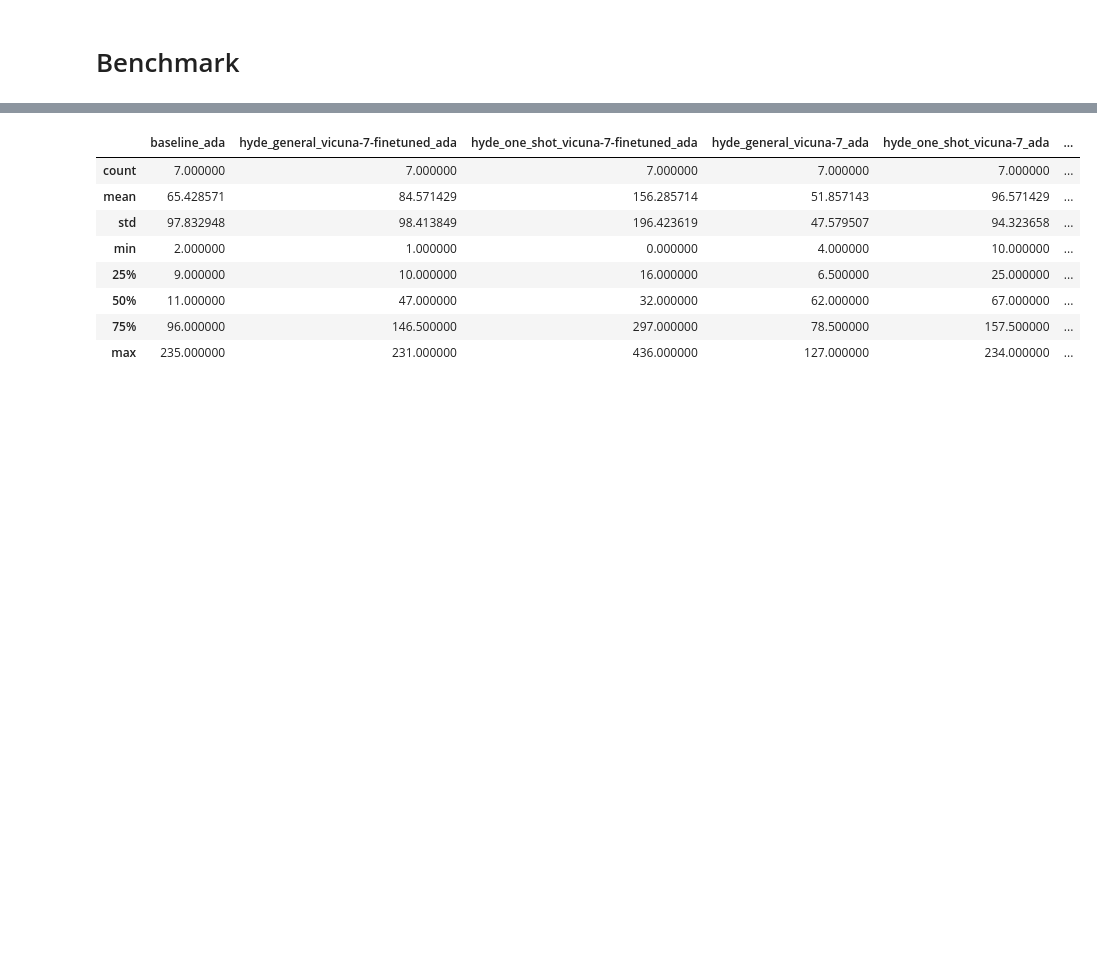
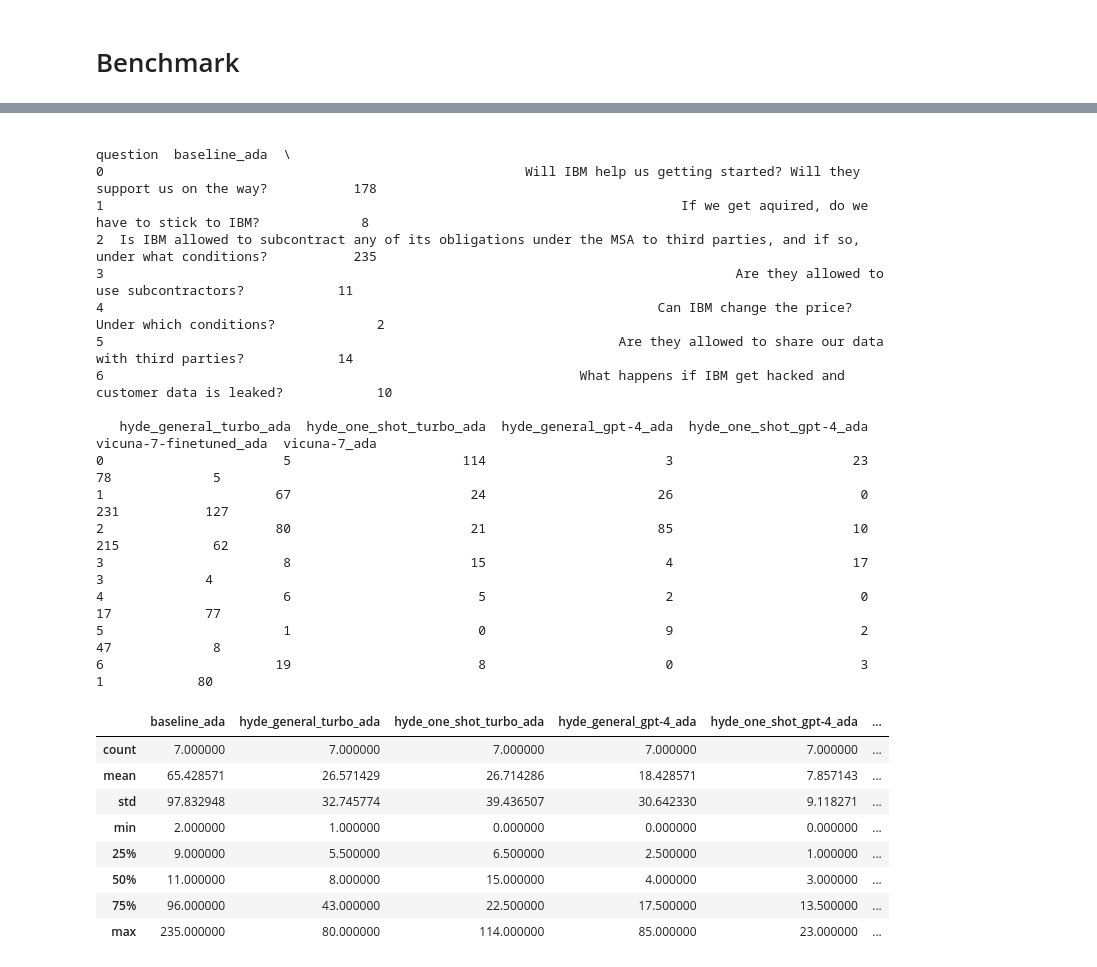
Before and after one commit to MerlinAGI/retrieval-experiments, a Jupyter notebook: benchmark.ipynb, the cells around one changed output, grey strips where cells are left out. Drawn from its saved outputs; the diff is of its cells as text; code cells hidden in the pictures; blank space fills up the shorter version.

```diff
--- a/benchmark.ipynb
+++ b/benchmark.ipynb
@@ -165,8 +178,8 @@ def run_tests(test_func, test_name):
 
 run_tests(run_test, "baseline")
 
-# Hyde tests
-models = ["vicuna-7-finetuned", "vicuna-7", "turbo", "gpt-4"]
+##### Hyde tests
+models = ["turbo", "gpt-4"]
 prompt_keys = ["hyde_general", "hyde_one_shot"]
 
 for model in models:
@@ -174,6 +187,14 @@ for model in models:
         name = f"{prompt_key}_{model}"
         func = lambda q, a, emb_type="ada": run_test_hyde(q, a, emb_type=emb_type, model=model, prompt_key=prompt_key)
         run_tests(func, name)
+
+
+##### Vicuna
+models = ["vicuna-7-finetuned", "vicuna-7"]
+for model in models:
+    name = f"{model}"
+    func = lambda q, a, emb_type="ada": run_test_hyde(q, a, emb_type=emb_type, model=model, prompt_key="hyde_general")
+    run_tests(func, name)
 # %% [output]
 Running baseline_ada on 1/7
 Answer pos: 178. Answer score: 0.758. First result score: 0.794
@@ -229,27 +216,44 @@ Answer pos: 3. Answer score: 0.876. First result score: 0.889
 # %%
 def print_results(ranks, do_print=False):
     # make table, rows is questions, columns is "question", and then all methods methods
     df = pd.DataFrame(columns=["question"] + list(ranks.keys()))
     for i, qa in enumerate(qa_data):
         row = [qa["q"]]
         for name, rank in ranks.items():
             row.append(rank[i])
         df.loc[i] = row
     if do_print:
         print(df.to_string(line_width=150))
     return df
-df = print_results(ranks)
+df = print_results(ranks, True)
 df.describe()
 # %% [output]
+                                                                                                                 question  baseline_ada  \
+0                                                      Will IBM help us getting started? Will they support us on the way?           178
+1                                                                          If we get aquired, do we have to stick to IBM?             8
+2  Is IBM allowed to subcontract any of its obligations under the MSA to third parties, and if so, under what conditions?           235
+3                                                                                 Are they allowed to use subcontractors?            11
+4                                                                       Can IBM change the price? Under which conditions?             2
+5                                                                  Are they allowed to share our data with third parties?            14
+6                                                             What happens if IBM get hacked and customer data is leaked?            10
+
+   hyde_general_turbo_ada  hyde_one_shot_turbo_ada  hyde_general_gpt-4_ada  hyde_one_shot_gpt-4_ada  vicuna-7-finetuned_ada  vicuna-7_ada
+0                       5                      114                       3                       23                      78             5
+1                      67                       24                      26                        0                     231           127
+2                      80                       21                      85                       10                     215            62
+3                       8                       15                       4                       17                       3             4
+4                       6                        5                       2                        0                      17            77
+5                       1                        0                       9                        2                      47             8
+6                      19                        8                       0                        3                       1            80
-|  | baseline_ada | hyde_general_vicuna-7-finetuned_ada | hyde_one_shot_vicuna-7-finetuned_ada | hyde_general_vicuna-7_ada | hyde_one_shot_vicuna-7_ada | ... |
+|  | baseline_ada | hyde_general_turbo_ada | hyde_one_shot_turbo_ada | hyde_general_gpt-4_ada | hyde_one_shot_gpt-4_ada | ... |
 | count | 7.000000 | 7.000000 | 7.000000 | 7.000000 | 7.000000 | ... |
-| mean | 65.428571 | 84.571429 | 156.285714 | 51.857143 | 96.571429 | ... |
-| std | 97.832948 | 98.413849 | 196.423619 | 47.579507 | 94.323658 | ... |
-| min | 2.000000 | 1.000000 | 0.000000 | 4.000000 | 10.000000 | ... |
-| 25% | 9.000000 | 10.000000 | 16.000000 | 6.500000 | 25.000000 | ... |
-| 50% | 11.000000 | 47.000000 | 32.000000 | 62.000000 | 67.000000 | ... |
-| 75% | 96.000000 | 146.500000 | 297.000000 | 78.500000 | 157.500000 | ... |
-| max | 235.000000 | 231.000000 | 436.000000 | 127.000000 | 234.000000 | ... |
+| mean | 65.428571 | 26.571429 | 26.714286 | 18.428571 | 7.857143 | ... |
+| std | 97.832948 | 32.745774 | 39.436507 | 30.642330 | 9.118271 | ... |
+| min | 2.000000 | 1.000000 | 0.000000 | 0.000000 | 0.000000 | ... |
+| 25% | 9.000000 | 5.500000 | 6.500000 | 2.500000 | 1.000000 | ... |
+| 50% | 11.000000 | 8.000000 | 15.000000 | 4.000000 | 3.000000 | ... |
+| 75% | 96.000000 | 43.000000 | 22.500000 | 17.500000 | 13.500000 | ... |
+| max | 235.000000 | 80.000000 | 114.000000 | 85.000000 | 23.000000 | ... |
 # %%
 stats = df.describe()
 
```
Also changed, not shown: parts of 5 cells of this notebook, 3 other files.
